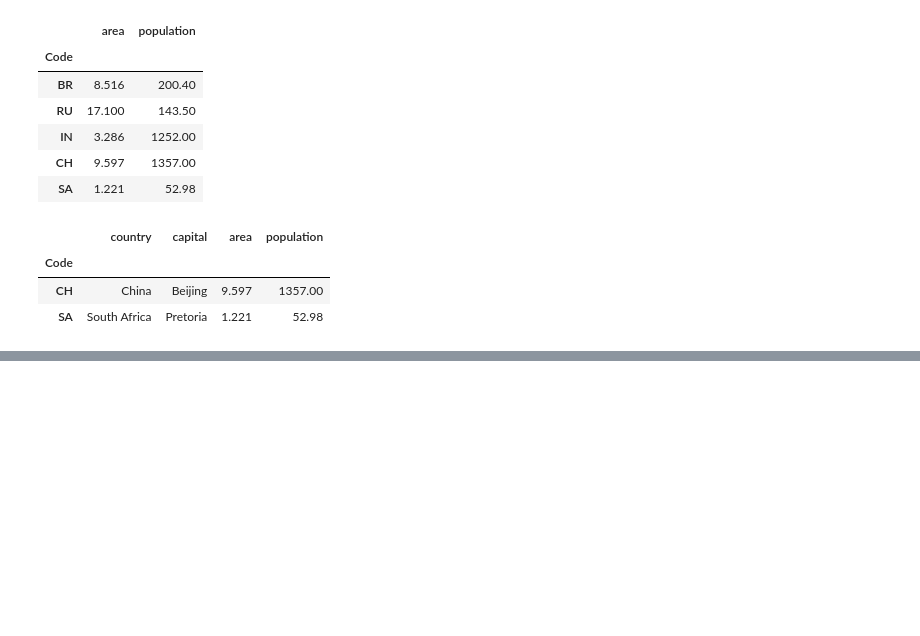
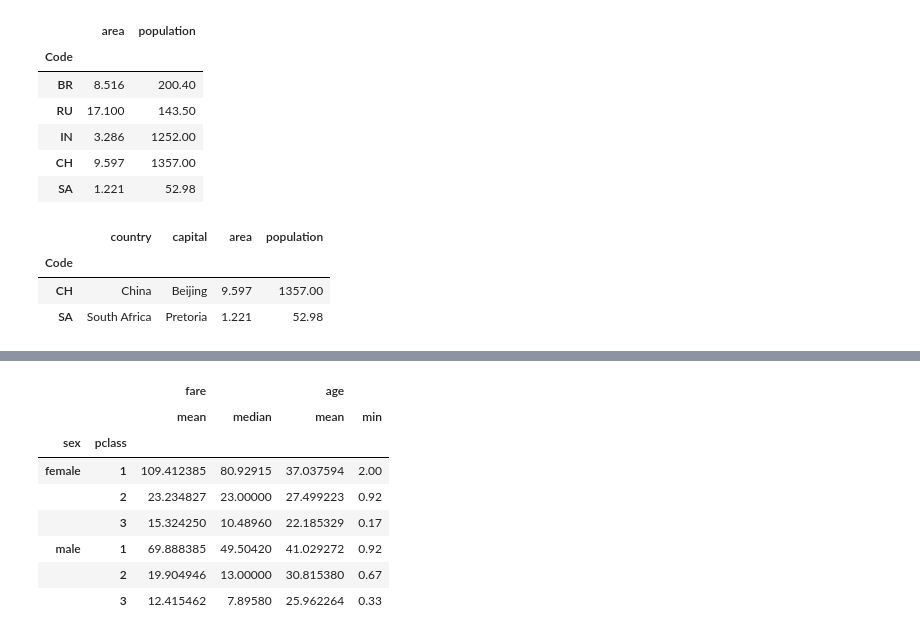
Before and after one commit to divyakhandelwal2211/regex-python-libraries, a Jupyter notebook: pandas.ipynb, the cells around one changed output, grey strips where cells are left out. Cells and saved outputs as stored; diff of their text form; code cells hidden in the pictures; blank space fills up the shorter version.

```diff
--- a/pandas.ipynb
+++ b/pandas.ipynb
@@ -525,0 +766,12 @@ brics.iloc[[3,4],:]
+# %%
+titanic.groupby(['sex','pclass']).agg({'fare':['mean','median'],'age':['mean','min']})
+# %% [output]
+|  |  | fare |  | age |  |
+|  |  | mean | median | mean | min |
+| sex | pclass |  |  |  |  |
+| female | 1 | 109.412385 | 80.92915 | 37.037594 | 2.00 |
+|  | 2 | 23.234827 | 23.00000 | 27.499223 | 0.92 |
+|  | 3 | 15.324250 | 10.48960 | 22.185329 | 0.17 |
+| male | 1 | 69.888385 | 49.50420 | 41.029272 | 0.92 |
+|  | 2 | 19.904946 | 13.00000 | 30.815380 | 0.67 |
+|  | 3 | 12.415462 | 7.89580 | 25.962264 | 0.33 |
```
Also changed, not shown: parts of 35 cells of this notebook.
